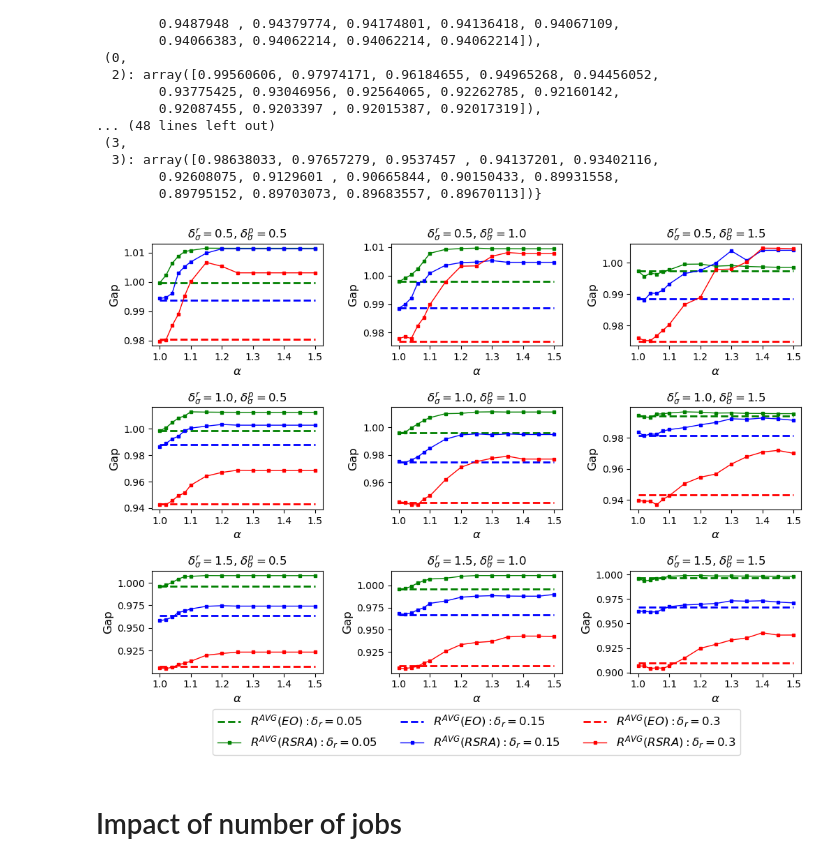
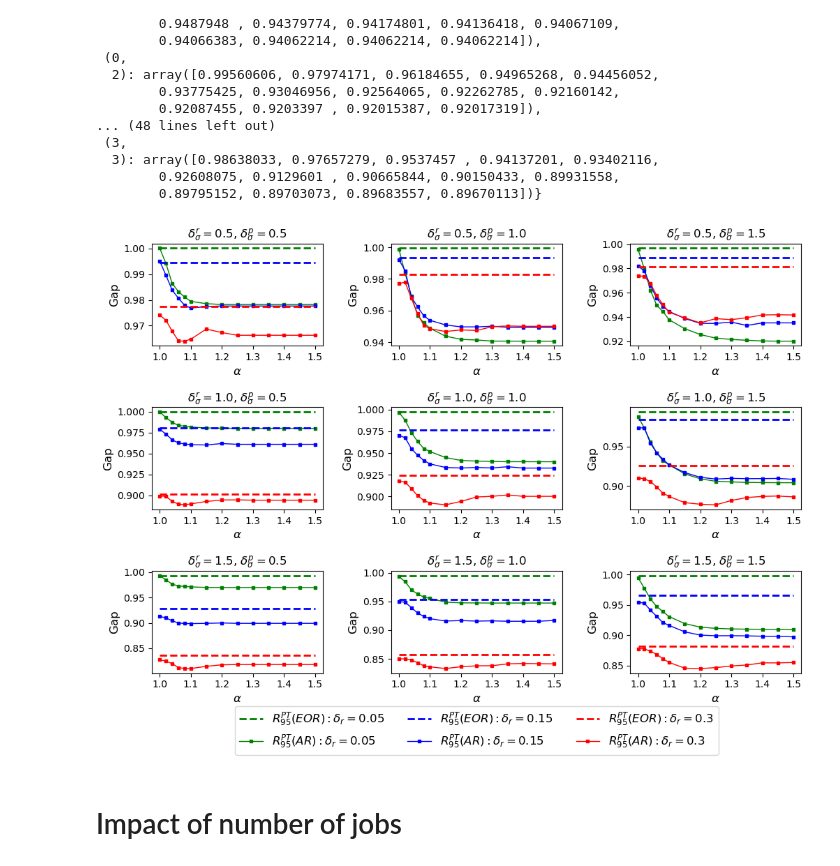
Before and after one commit to xunzhang-sjtu/Robust_scheduling_with_release_time, a Jupyter notebook: results_rand.ipynb, the cells around one changed output. Cells and saved outputs as stored; diff of their text form; code cells hidden in the pictures.

```diff
--- a/results_rand.ipynb
+++ b/results_rand.ipynb
@@ -10,7 +10,7 @@ import copy
 # parameters
 # %%
 SEED = 12
-file_path = '/Users/zhangxun/data/robust_scheduling/rand_release/num_jobs_adjusted_target/'
+file_path =  '/Users/zhangxun/data/robust_scheduling/rand_release/correlation/n='+str(20)+'with_nagative_new/'
 with open(file_path + 'para_info.pkl','rb') as tf:
     para = pickle.load(tf)
 delta_mu = para['delta_mu'] # control lb of mean processing time
@@ -172,7 +173,7 @@ ratio_pt_set_all[0.05]['rs']
 ms = 3
 lw = 1
 ticks = np.arange(1,1.501,0.1)
-metric_name = 'avg'
+metric_name = 'quan_95'
 color_set = ['g','b','r']
 delta_er_all = np.arange(0.5,1.51,0.5)
 delta_ep_all = np.arange(0.5,1.51,0.5)
@@ -181,38 +182,38 @@ index = 0
 for i in range(len(delta_er_all)):
     delta_er = delta_er_all[i]
     for j in range(len(delta_ep_all)):
         # ax[i,j].plot(range_c,np.ones(len(range_c)),'-.',color = 'k',linewidth = lw)
         if metric_name == 'avg':
             for k in range(len(delta_r_all)):
                 delta_r = delta_r_all[k]
-                name1 = r'$R^{AVG}(EO):\delta_r='+str(delta_r)+'$'
-                name2 = r'$R^{AVG}(RSRA):\delta_r='+str(delta_r)+'$'
+                name1 = r'$R_{A}(EOR):\delta_r='+str(delta_r)+'$'
+                name2 = r'$R_{A}(AR):\delta_r='+str(delta_r)+'$'
                 ax[i,j].plot(range_c,np.ones(len(range_c))*ratio_avg_set_all[delta_r]['saa'][i,j],'--',color = color_set[k],markersize=ms,linewidth = 2,label=name1)
                 ax[i,j].plot(range_c,ratio_avg_set_all[delta_r]['rs'][i,j],'-s',color = color_set[k],markersize=ms,linewidth = lw,label=name2)
         else:
             for k in range(len(delta_r_all)):
                 delta_r = delta_r_all[k]
-                name1 = r'$R^{PT}_{95}(EO):\delta_r='+str(delta_r)+'$'
-                name2 = r'$R^{PT}_{95}(RSRA):\delta_r='+str(delta_r)+'$'
+                name1 = r'$R^{PT}_{95}(EOR):\delta_r='+str(delta_r)+'$'
+                name2 = r'$R^{PT}_{95}(AR):\delta_r='+str(delta_r)+'$'
                 ax[i,j].plot(range_c,np.ones(len(range_c))*ratio_pt_set_all[delta_r]['saa'][i,j],'--',color = color_set[k],markersize=ms,linewidth = 2,label=name1)
                 ax[i,j].plot(range_c,ratio_pt_set_all[delta_r]['rs'][i,j],'-s',color = color_set[k],markersize=ms,linewidth = lw,label=name2)
 
 
         ax[i,j].set_ylabel('Gap',fontsize = 12)
         ax[i,j].set_xlabel(r'$\alpha$',fontsize = 12)
         # ax[i,j].set_yticks(np.arange(0.88,1.01,0.04))
         ax[i,j].set_xticks(ticks)
         ax[i,j].set_title(r'$\delta^{r}_{\sigma}=$'+str(delta_er)+r', $\delta^{p}_{\sigma}=$'+str(delta_ep_all[j]))
 # plt.xticks(fontsize=16)
 # plt.yticks(fontsize=16)
 # ax.legend(loc='upper left',fontsize = 18)
 plt.legend(loc=8,fontsize = 12, ncol = 3, bbox_to_anchor=(-0.9,-0.8),borderaxespad = 0.)     ##设置ax4中legend的位置，将其放在图外
 fig_name = 'Out-of-sample performance-'+metric_name+'.pdf'
 plt.subplots_adjust(wspace =0.4, hspace =0.6)#调整子图间距
 plt.savefig(file_path1 + fig_name, bbox_inches='tight') # 保存成PDF放大后不失真（默认保存在了当前文件夹下）
 plt.show()
 # %% [output]
-[figure, old version]
+[figure, new version]
 # %%
 def obtain_results(delta_all,name,file_path,file_pre,range_c,instances):
     rst_det = np.zeros(len(delta_all))
```
Also changed, not shown: parts of 8 cells of this notebook, 6 other files.
